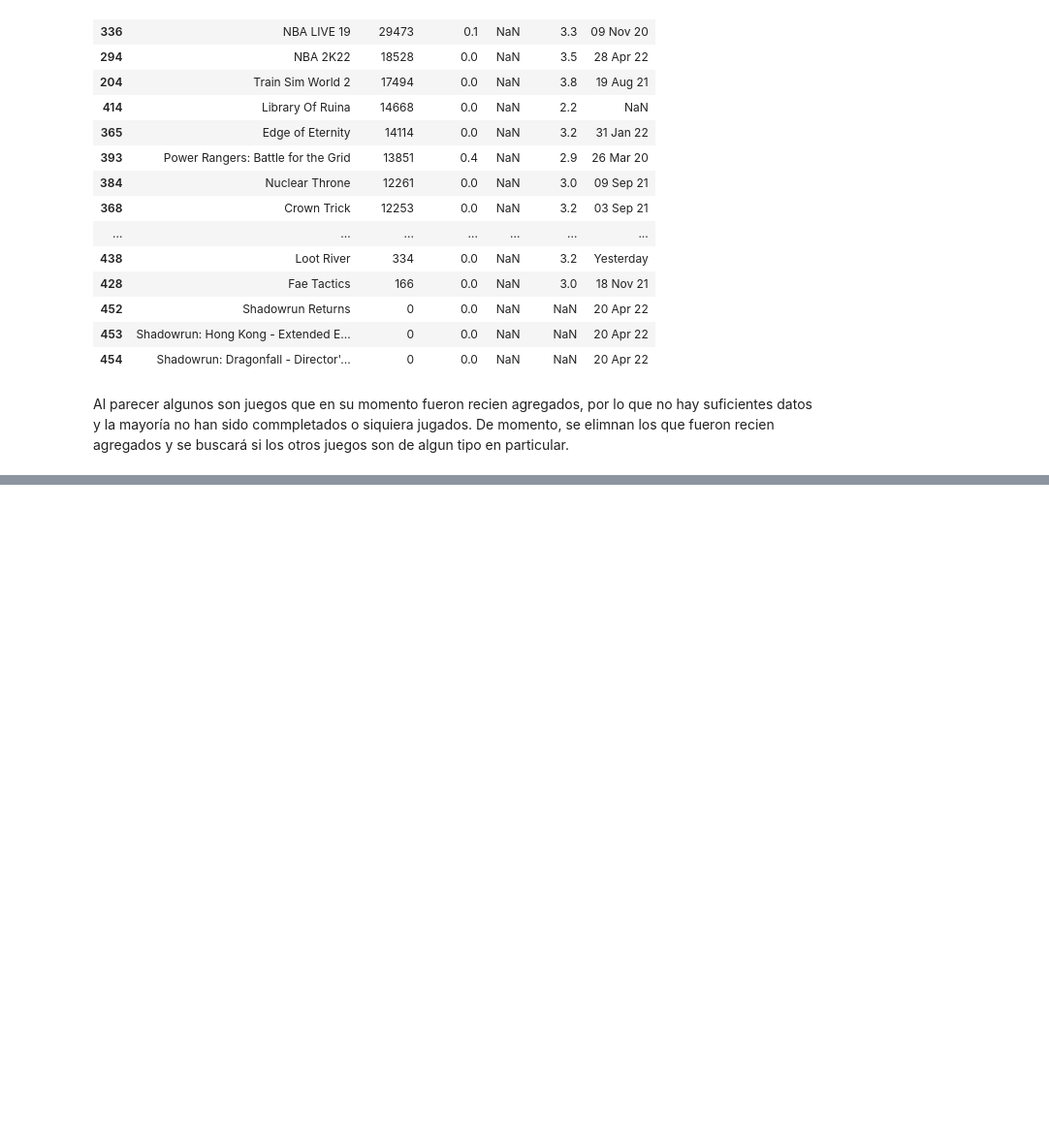
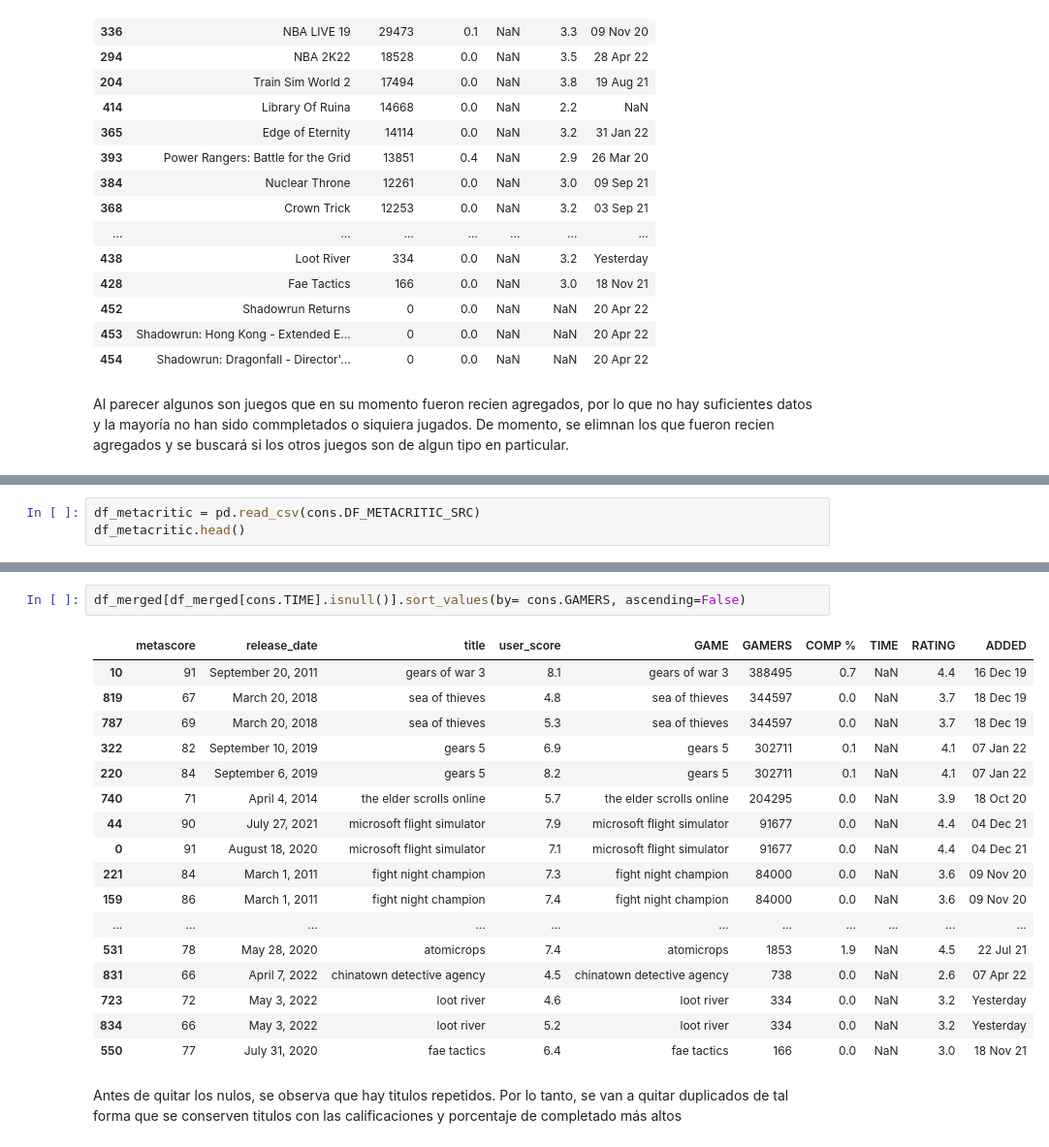
Before and after one commit to RisaacSBolivar/EDA_AprovechamientoXboxGP, a Jupyter notebook: src/notebooks/analisis.ipynb, the cells around one changed output, grey strips where cells are left out. Shown: that part at 97% size. Saved outputs shown, nothing was run; the diff lists cells and outputs as text; blank space fills up the shorter version.

```diff
--- a/src/notebooks/analisis.ipynb
+++ b/src/notebooks/analisis.ipynb
@@ -122,0 +125,3 @@ df_gamepass.head()
+# %%
+df_metacritic = pd.read_csv(cons.DF_METACRITIC_SRC)
+df_metacritic.head()
@@ -122,0 +213,22 @@ df_gamepass.head()
+# %%
+df_merged[df_merged[cons.TIME].isnull()].sort_values(by= cons.GAMERS, ascending=False)
+# %% [output]
+|  | metascore | release_date | title | user_score | GAME | GAMERS | COMP % | TIME | RATING | ADDED |
+| 10 | 91 | September 20, 2011 | gears of war 3 | 8.1 | gears of war 3 | 388495 | 0.7 | NaN | 4.4 | 16 Dec 19 |
+| 819 | 67 | March 20, 2018 | sea of thieves | 4.8 | sea of thieves | 344597 | 0.0 | NaN | 3.7 | 18 Dec 19 |
+| 787 | 69 | March 20, 2018 | sea of thieves | 5.3 | sea of thieves | 344597 | 0.0 | NaN | 3.7 | 18 Dec 19 |
+| 322 | 82 | September 10, 2019 | gears 5 | 6.9 | gears 5 | 302711 | 0.1 | NaN | 4.1 | 07 Jan 22 |
+| 220 | 84 | September 6, 2019 | gears 5 | 8.2 | gears 5 | 302711 | 0.1 | NaN | 4.1 | 07 Jan 22 |
+| 740 | 71 | April 4, 2014 | the elder scrolls online | 5.7 | the elder scrolls online | 204295 | 0.0 | NaN | 3.9 | 18 Oct 20 |
+| 44 | 90 | July 27, 2021 | microsoft flight simulator | 7.9 | microsoft flight simulator | 91677 | 0.0 | NaN | 4.4 | 04 Dec 21 |
+| 0 | 91 | August 18, 2020 | microsoft flight simulator | 7.1 | microsoft flight simulator | 91677 | 0.0 | NaN | 4.4 | 04 Dec 21 |
+| 221 | 84 | March 1, 2011 | fight night champion | 7.3 | fight night champion | 84000 | 0.0 | NaN | 3.6 | 09 Nov 20 |
+| 159 | 86 | March 1, 2011 | fight night champion | 7.4 | fight night champion | 84000 | 0.0 | NaN | 3.6 | 09 Nov 20 |
+| ... | ... | ... | ... | ... | ... | ... | ... | ... | ... | ... |
+| 531 | 78 | May 28, 2020 | atomicrops | 7.4 | atomicrops | 1853 | 1.9 | NaN | 4.5 | 22 Jul 21 |
+| 831 | 66 | April 7, 2022 | chinatown detective agency | 4.5 | chinatown detective agency | 738 | 0.0 | NaN | 2.6 | 07 Apr 22 |
+| 723 | 72 | May 3, 2022 | loot river | 4.6 | loot river | 334 | 0.0 | NaN | 3.2 | Yesterday |
+| 834 | 66 | May 3, 2022 | loot river | 5.2 | loot river | 334 | 0.0 | NaN | 3.2 | Yesterday |
+| 550 | 77 | July 31, 2020 | fae tactics | 6.4 | fae tactics | 166 | 0.0 | NaN | 3.0 | 18 Nov 21 |
+# %% [markdown]
+Antes de quitar los nulos, se observa que hay titulos repetidos. Por lo tanto, se van a quitar duplicados de tal forma que se conserven titulos con las calificaciones y porcentaje de completado más altos
```
Also changed, not shown: parts of 29 cells of this notebook, 2 other files.
